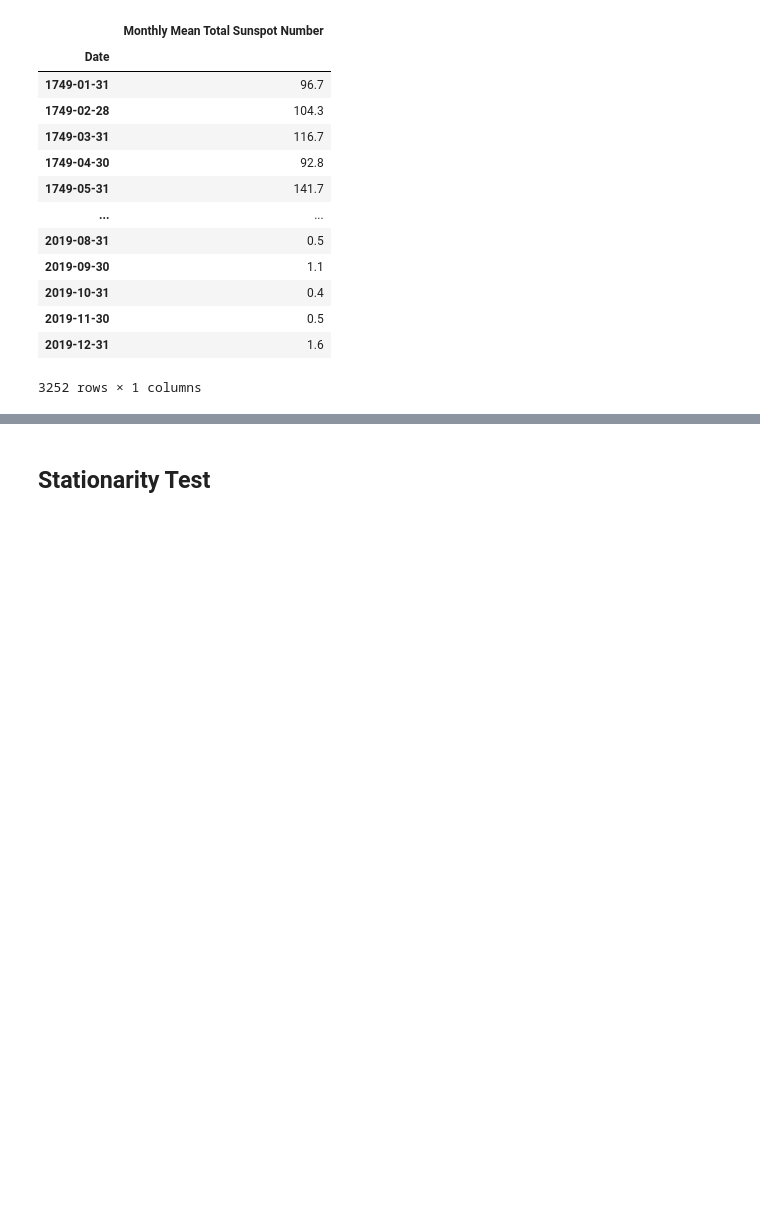
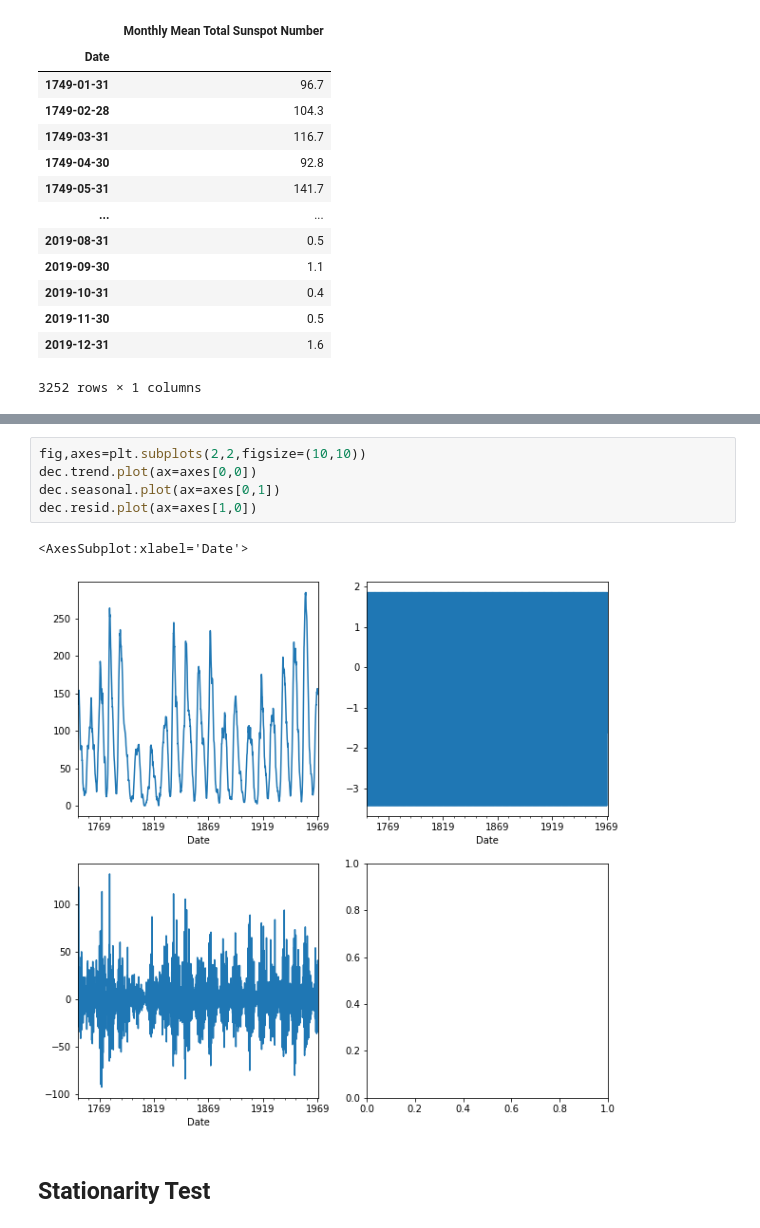
Before and after one commit to iasarthak/Time-Series-Practice, a Jupyter notebook: Sunspot TS.ipynb, the cells around one changed output, grey strips where cells are left out. Cells and saved outputs as stored; diff of their text form; blank space fills up the shorter version.

```diff
--- a/Sunspot TS.ipynb
+++ b/Sunspot TS.ipynb
@@ -97,3 +116,11 @@ plt.show()
+# %%
+fig,axes=plt.subplots(2,2,figsize=(10,10))
+dec.trend.plot(ax=axes[0,0])
+dec.seasonal.plot(ax=axes[0,1])
+dec.resid.plot(ax=axes[1,0])
+# %% [output]
+<AxesSubplot:xlabel='Date'>
+[figure, added]
 # %% [markdown]
 ## Stationarity Test
 # %%
```
Also changed, not shown: parts of 34 cells of this notebook.
